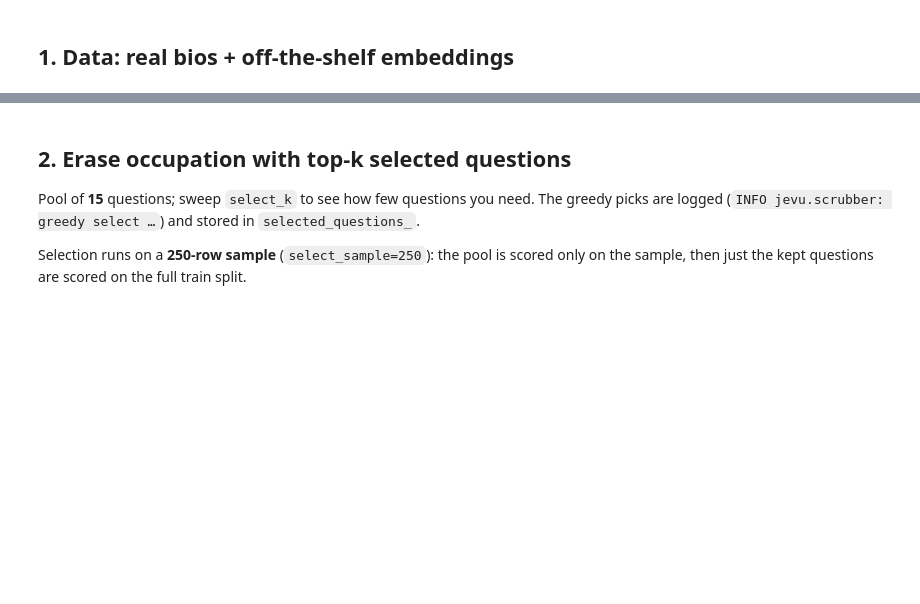
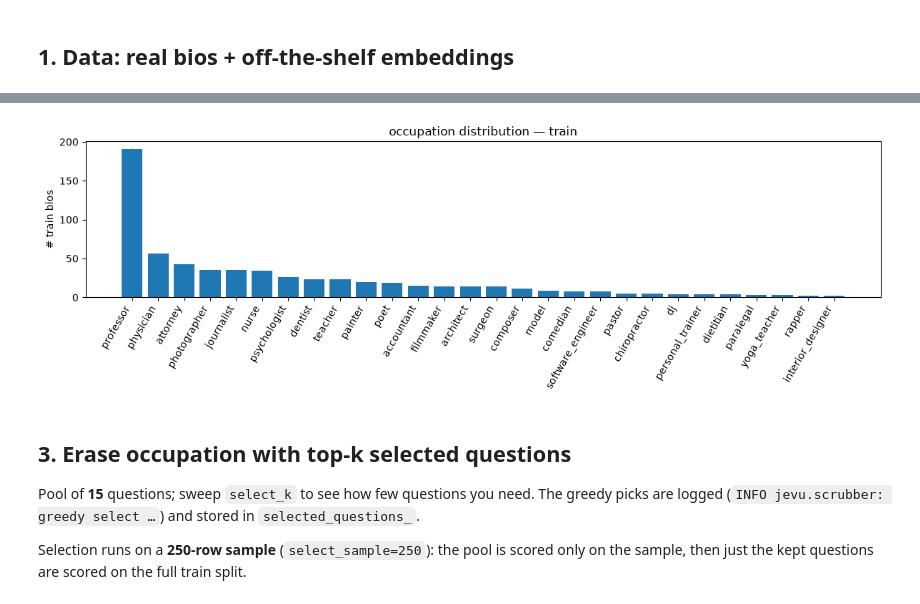
Before and after one commit to cowana-ai/jevu, a Jupyter notebook: examples/occupation_erasure.ipynb, the cells around one changed output, grey strips where cells are left out. Cells and saved outputs as stored; diff of their text form; code cells hidden in the pictures; blank space fills up the shorter version.

```diff
--- a/examples/occupation_erasure.ipynb
+++ b/examples/occupation_erasure.ipynb
@@ -95,5 +119,27 @@ print(len(texts), 'bios |', len(np.unique(prof)), 'occupations | embeddings', X.
+# %%
+PROFESSIONS = [
+    'accountant', 'architect', 'attorney', 'chiropractor', 'comedian', 'composer',
+    'dentist', 'dietitian', 'dj', 'filmmaker', 'interior_designer', 'journalist',
+    'model', 'nurse', 'painter', 'paralegal', 'pastor', 'personal_trainer',
+    'photographer', 'physician', 'poet', 'professor', 'psychologist', 'rapper',
+    'software_engineer', 'surgeon', 'teacher', 'yoga_teacher',
+]   # index == the `prof` integer
+
+names = [PROFESSIONS[i] for i in prof]          # per-bio occupation name
+PROFESSIONS[prof[0]]                             # one bio's occupation
+
+import matplotlib.pyplot as plt, numpy as np
+vals, counts = np.unique(prof[tr], return_counts=True)
+order = np.argsort(-counts)
+plt.figure(figsize=(12, 4))
+plt.bar(range(len(vals)), counts[order])
+plt.xticks(range(len(vals)), [PROFESSIONS[v] for v in vals[order]], rotation=60, ha='right')
+plt.ylabel('# train bios'); plt.title('occupation distribution — train')
+plt.tight_layout(); plt.show()
+# %% [output]
+[figure, added]
 # %% [markdown]
-## 2. Erase occupation with top-k selected questions
+## 3. Erase occupation with top-k selected questions
 
 Pool of **15** questions; sweep `select_k` to see how few questions you need. The greedy picks are logged (`INFO jevu.scrubber: greedy select …`) and stored in `selected_questions_`.
 
```
Also changed, not shown: parts of 10 cells of this notebook.
